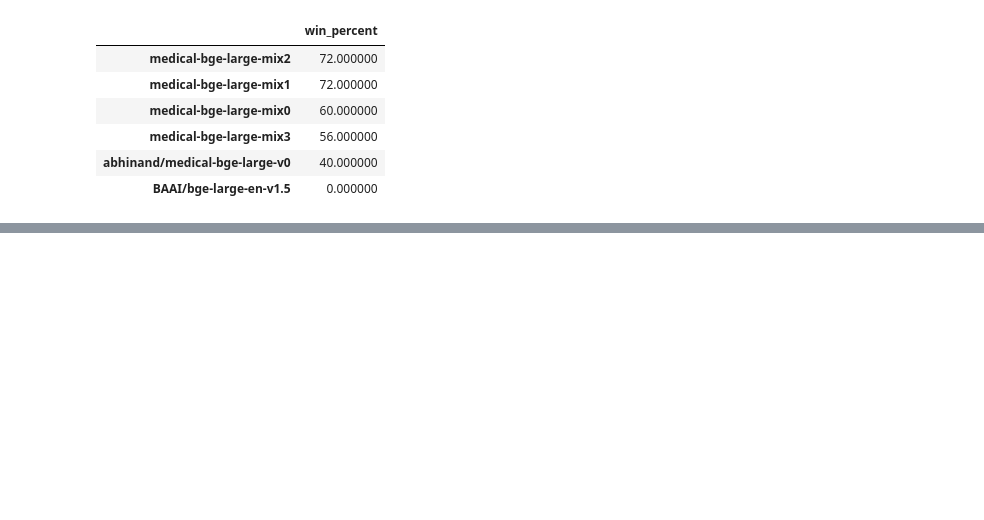
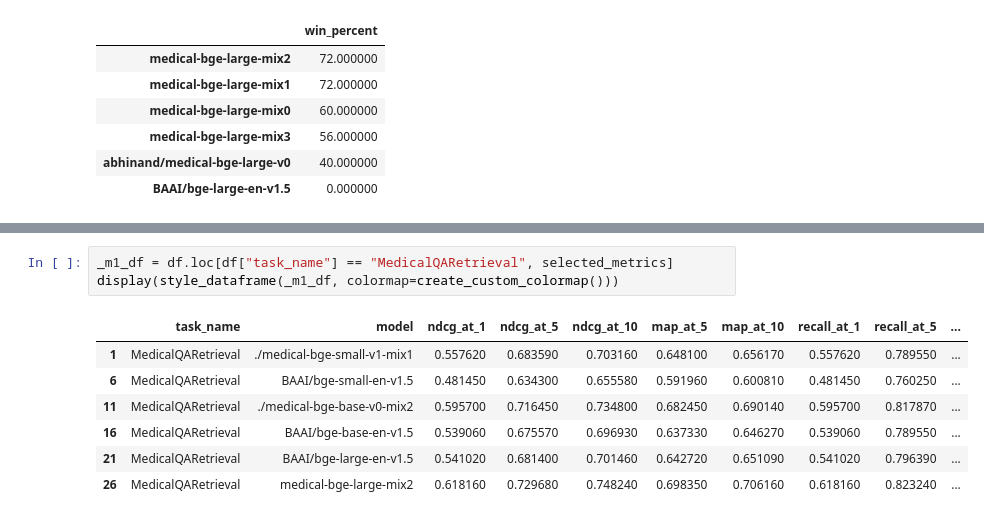
Before and after one commit to abhinand5/MedEmbed, a Jupyter notebook: notebooks/bge_result_analysis.ipynb, the cells around one changed output, grey strips where cells are left out. Drawn from its saved outputs; the diff is of its cells as text; blank space fills up the shorter version.

```diff
--- a/notebooks/bge_result_analysis.ipynb
+++ b/notebooks/bge_result_analysis.ipynb
@@ -466,0 +510,11 @@ Model Ranking based on Head-to-Head Wins:
+# %%
+_m1_df = df.loc[df["task_name"] == "MedicalQARetrieval", selected_metrics]
+display(style_dataframe(_m1_df, colormap=create_custom_colormap()))
+# %% [output]
+|  | task_name | model | ndcg_at_1 | ndcg_at_5 | ndcg_at_10 | map_at_5 | map_at_10 | recall_at_1 | recall_at_5 | ... |
+| 1 | MedicalQARetrieval | ./medical-bge-small-v1-mix1 | 0.557620 | 0.683590 | 0.703160 | 0.648100 | 0.656170 | 0.557620 | 0.789550 | ... |
+| 6 | MedicalQARetrieval | BAAI/bge-small-en-v1.5 | 0.481450 | 0.634300 | 0.655580 | 0.591960 | 0.600810 | 0.481450 | 0.760250 | ... |
+| 11 | MedicalQARetrieval | ./medical-bge-base-v0-mix2 | 0.595700 | 0.716450 | 0.734800 | 0.682450 | 0.690140 | 0.595700 | 0.817870 | ... |
+| 16 | MedicalQARetrieval | BAAI/bge-base-en-v1.5 | 0.539060 | 0.675570 | 0.696930 | 0.637330 | 0.646270 | 0.539060 | 0.789550 | ... |
+| 21 | MedicalQARetrieval | BAAI/bge-large-en-v1.5 | 0.541020 | 0.681400 | 0.701460 | 0.642720 | 0.651090 | 0.541020 | 0.796390 | ... |
+| 26 | MedicalQARetrieval | medical-bge-large-mix2 | 0.618160 | 0.729680 | 0.748240 | 0.698350 | 0.706160 | 0.618160 | 0.823240 | ... |
```
Also changed, not shown: parts of 21 cells of this notebook, 8 other files.
